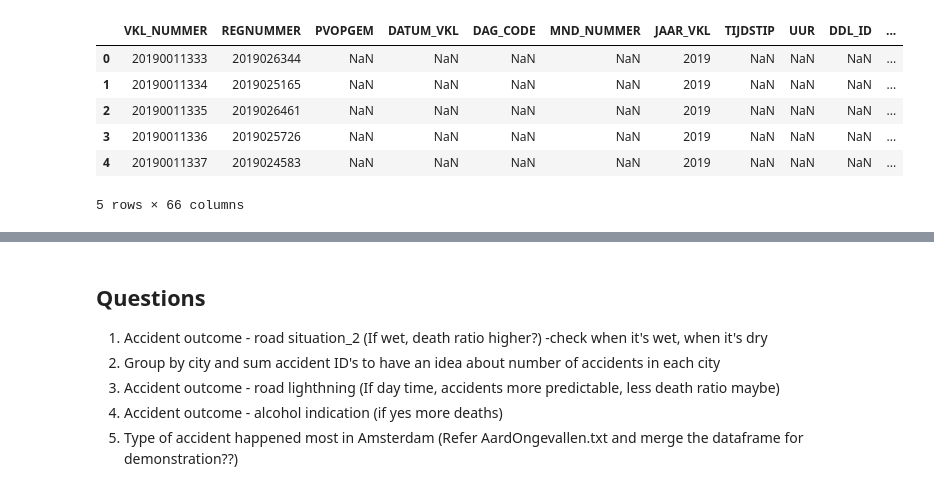
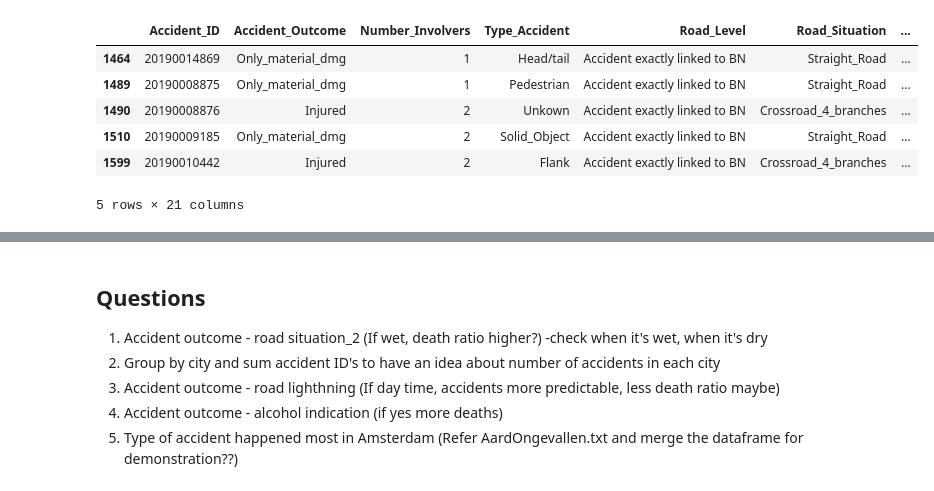
Before and after one commit to gorkemguneser/Amsterdam-Transportation-Project, a Jupyter notebook: AccidentsDataset.ipynb, the cells around one changed output, grey strips where cells are left out. Drawn from its saved outputs; the diff is of its cells as text; code cells hidden in the pictures.

```diff
--- a/AccidentsDataset.ipynb
+++ b/AccidentsDataset.ipynb
@@ -28,4 +22,6 @@ import pandas as pd
 import numpy as np
 from matplotlib import pyplot as plt
 # %%
-df = pd.read_csv('data/accidents.txt', sep=',', error_bad_lines=False, index_col=False, encoding= 'unicode_escape',dtype='unicode')
+df_accidents = pd.read_csv('data/accidents.txt', sep=',', error_bad_lines=False, index_col=False, encoding= 'unicode_escape',dtype='unicode')
+df_coordinates = pd.read_csv('data/puntlocaties.txt', sep=',', error_bad_lines=False, index_col=False, encoding= 'unicode_escape',dtype='unicode')
+df_objects = pd.read_csv('data/objecttypes.txt', sep=',', error_bad_lines=False, index_col=False, encoding= 'unicode_escape',dtype='unicode')
@@ -31,0 +61,8 @@ df = pd.read_csv('data/accidents.txt', sep=',', error_bad_lines=False, index_col
+# %%
+# MERGING ACCIDENT DF AND COORDINATES DF
+
+big_df = pd.merge(left=df_accidents, right=df_coordinates, left_on='ForeignKey_Locations',
+                  right_on='FK_VELD5', how='left')
+big_df["ForeignKey_Locations"].isnull().sum()
+big_df=big_df.drop(columns="FK_VELD5")
+big_df.head()
@@ -31,0 +77,21 @@ df = pd.read_csv('data/accidents.txt', sep=',', error_bad_lines=False, index_col
+# %%
+# CONVERTING CATEGORIZED DATA INTO ITS' REFERENCES
+
+big_df["Accident_Outcome"].replace({"UMS":"Only_material_dmg","LET":"Injured","DOD":"Deadly"}, inplace=True)
+
+big_df["Type_Accident"].replace({"0": "Unkown", "1": "Pedestrian","2":"Parked_Vehicle","3":"Animal","4":"Solid_Object",
+                   "5":"Loose_Object","6":"Frontal","7":"Flank","8":"Head/tail","9":"One-sided"}, inplace=True)
+
+big_df["Road_Level"].replace({"E": "Accident exactly linked to BN", "K": "Accident linked at intersection level",
+                        "S":"Accident linked at street level","G":"Accident linked to municipal level"}, inplace=True)
+
+big_df["Road_Situation"].replace({"1": "Straight_Road", "2":"Bend","3":"Roundabout","4":"Crossroads_3_branches",
+                              "5":"Crossroad_4_branches"}, inplace=True)
+
+big_df["Road_Surface"].replace({"1": "Dry", "2": "Wet","3":"Snow"}, inplace=True)
+
+big_df["Road_Situation_2"].replace({"D":"Dry","R":"Rain","M":"Mist","S":"Snow","H":"Strong_Wind","O":"Unkown"}, inplace=True)
+
+big_df["Lightning_Conditions_Accident"].replace({"1": "Daylight", "2": "Darkness","3":"Dusk"}, inplace=True)
+
+big_df.head()
@@ -31,0 +127,4 @@ df = pd.read_csv('data/accidents.txt', sep=',', error_bad_lines=False, index_col
+# %%
+# TO WORK ON AMSTERDAM DATA   (AMSTERDAM CITY ID 363)
+big_df_amsterdam = big_df[big_df["City_Name"] =="Amsterdam"]
+big_df_amsterdam.head()
@@ -32,10 +263,10 @@ df = pd.read_csv('data/accidents.txt', sep=',', error_bad_lines=False, index_col
 # %%
-df.head()
+big_df_amsterdam.head()
 # %% [output]
-|  | VKL_NUMMER | REGNUMMER | PVOPGEM | DATUM_VKL | DAG_CODE | MND_NUMMER | JAAR_VKL | TIJDSTIP | UUR | DDL_ID | ... |
-| 0 | 20190011333 | 2019026344 | NaN | NaN | NaN | NaN | 2019 | NaN | NaN | NaN | ... |
-| 1 | 20190011334 | 2019025165 | NaN | NaN | NaN | NaN | 2019 | NaN | NaN | NaN | ... |
-| 2 | 20190011335 | 2019026461 | NaN | NaN | NaN | NaN | 2019 | NaN | NaN | NaN | ... |
-| 3 | 20190011336 | 2019025726 | NaN | NaN | NaN | NaN | 2019 | NaN | NaN | NaN | ... |
-| 4 | 20190011337 | 2019024583 | NaN | NaN | NaN | NaN | 2019 | NaN | NaN | NaN | ... |
+|  | Accident_ID | Accident_Outcome | Number_Involvers | Type_Accident | Road_Level | Road_Situation | ... |
+| 1464 | 20190014869 | Only_material_dmg | 1 | Head/tail | Accident exactly linked to BN | Straight_Road | ... |
+| 1489 | 20190008875 | Only_material_dmg | 1 | Pedestrian | Accident exactly linked to BN | Straight_Road | ... |
+| 1490 | 20190008876 | Injured | 2 | Unkown | Accident exactly linked to BN | Crossroad_4_branches | ... |
+| 1510 | 20190009185 | Only_material_dmg | 2 | Solid_Object | Accident exactly linked to BN | Straight_Road | ... |
+| 1599 | 20190010442 | Injured | 2 | Flank | Accident exactly linked to BN | Crossroad_4_branches | ... |
-5 rows × 66 columns
+5 rows × 21 columns
```
Also changed, not shown: parts of 19 cells of this notebook.
